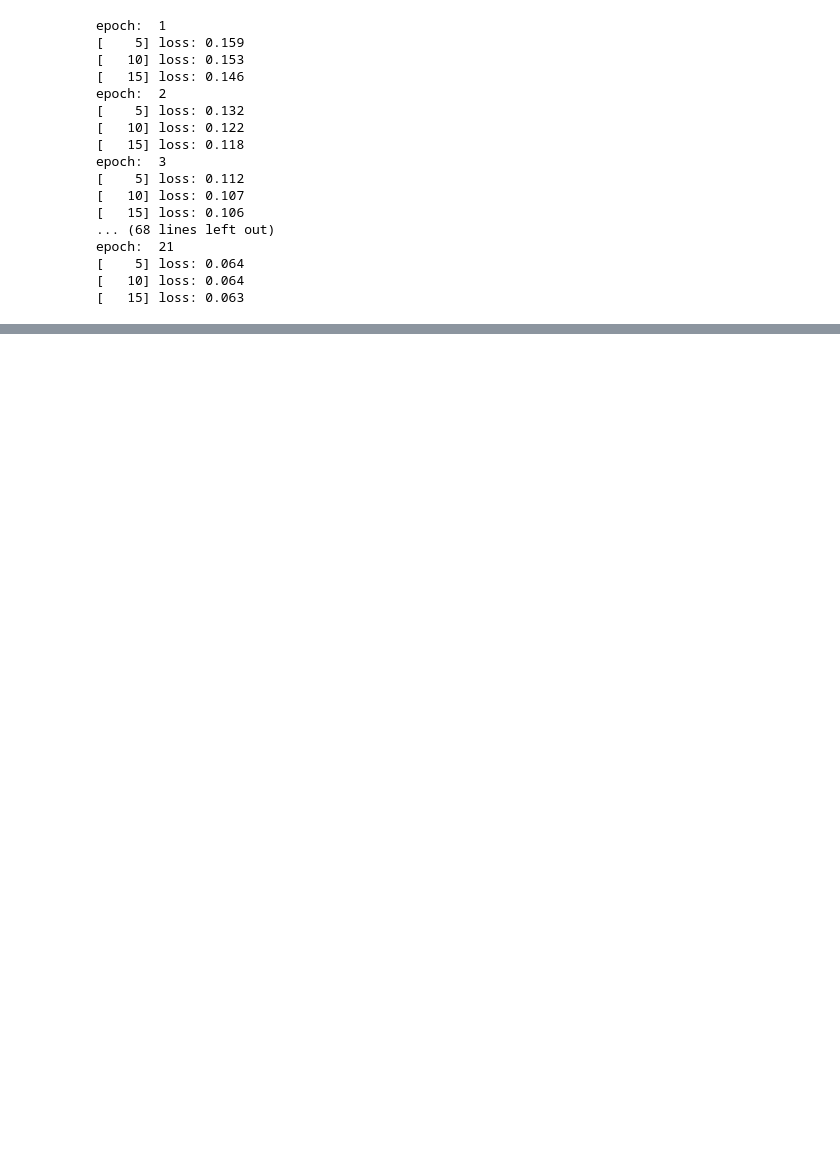
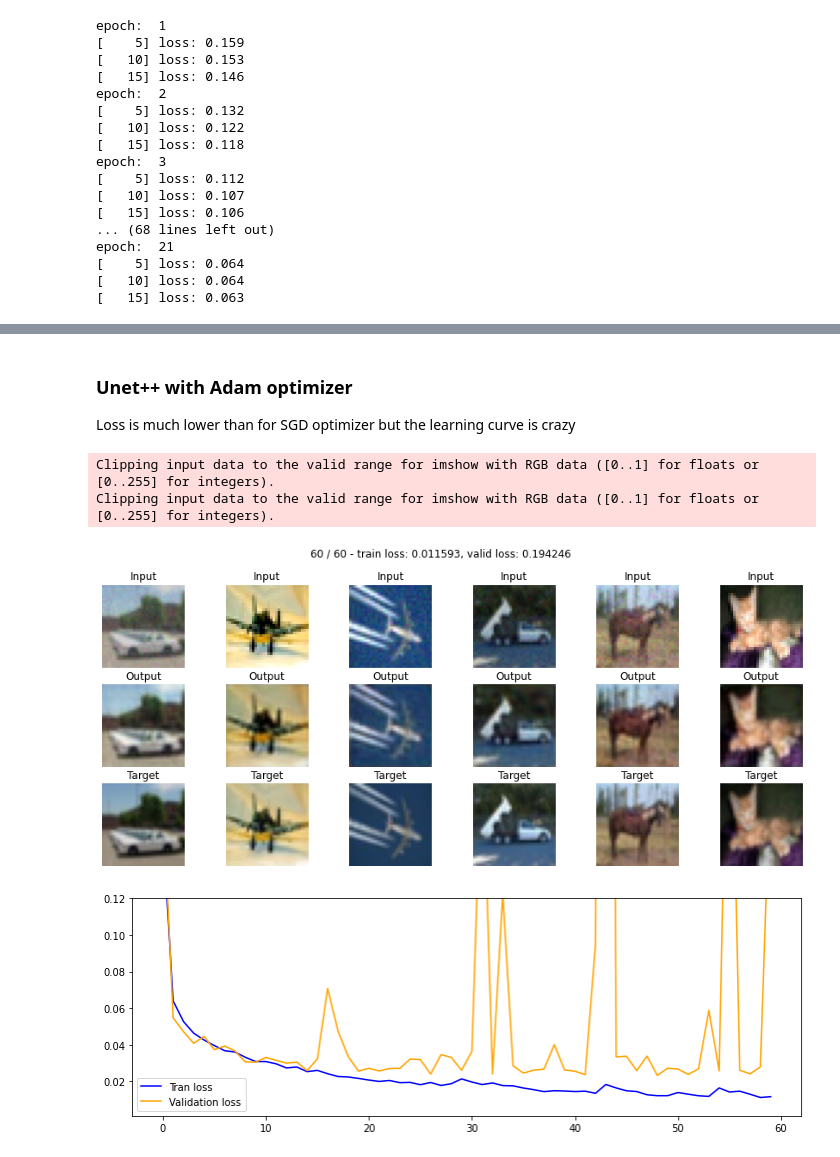
Before and after one commit to Nomow/02456-deep-learning-image-denoising, a Jupyter notebook: train.ipynb, the cells around one changed output, grey strips where cells are left out. Saved outputs shown, nothing was run; the diff lists cells and outputs as text; code cells hidden in the pictures; blank space fills up the shorter version.

```diff
--- a/train.ipynb
+++ b/train.ipynb
@@ -274,0 +381,21 @@ epoch:  21
+# %% [markdown]
+### Unet++ with Adam optimizer
+
+Loss is much lower than for SGD optimizer but the learning curve is crazy
+# %%
+net = smp.UnetPlusPlus(   #smp.Unet,
+    encoder_name="resnet34",        # choose encoder, e.g. mobilenet_v2 or efficientnet-b7
+    encoder_weights="imagenet",     # use `imagenet` pre-trained weights for encoder initialization
+    in_channels=3,                  # model input channels (1 for gray-scale images, 3 for RGB, etc.)
+    classes=3,                      # model output channels (number of classes in your dataset)
+)
+model = net.to(device)
+
+optimizer = optim.Adam(model.parameters())
+#scheduler = torch.optim.lr_scheduler.StepLR(optimizer, step_size = 15, gamma=0.5, last_epoch=-1, verbose=False)
+train2(model, optimizer, 60)
+# %% [output]
+Clipping input data to the valid range for imshow with RGB data ([0..1] for floats or [0..255] for integers).
+Clipping input data to the valid range for imshow with RGB data ([0..1] for floats or [0..255] for integers).
+[figure, added]
+[figure, added]
```
Also changed, not shown: parts of 13 cells of this notebook.
